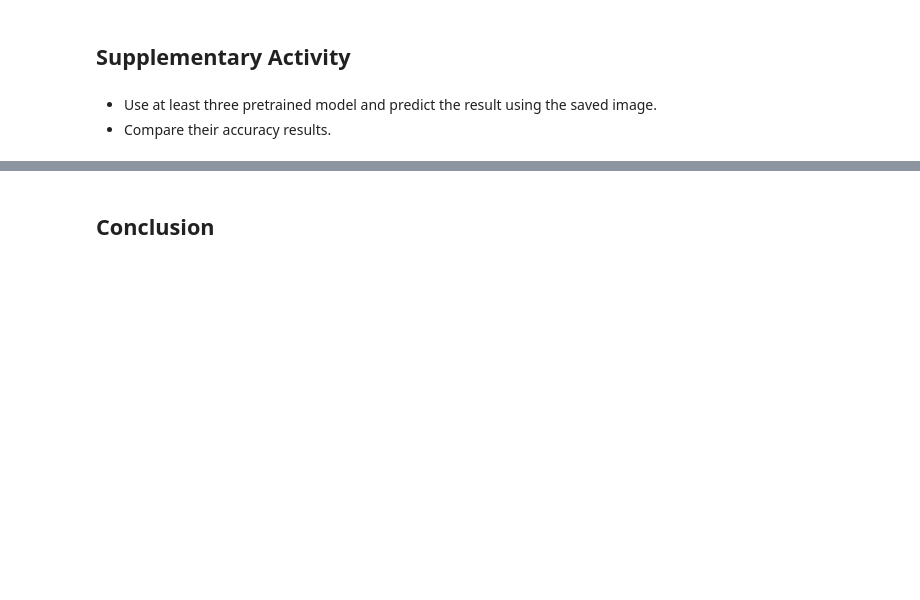
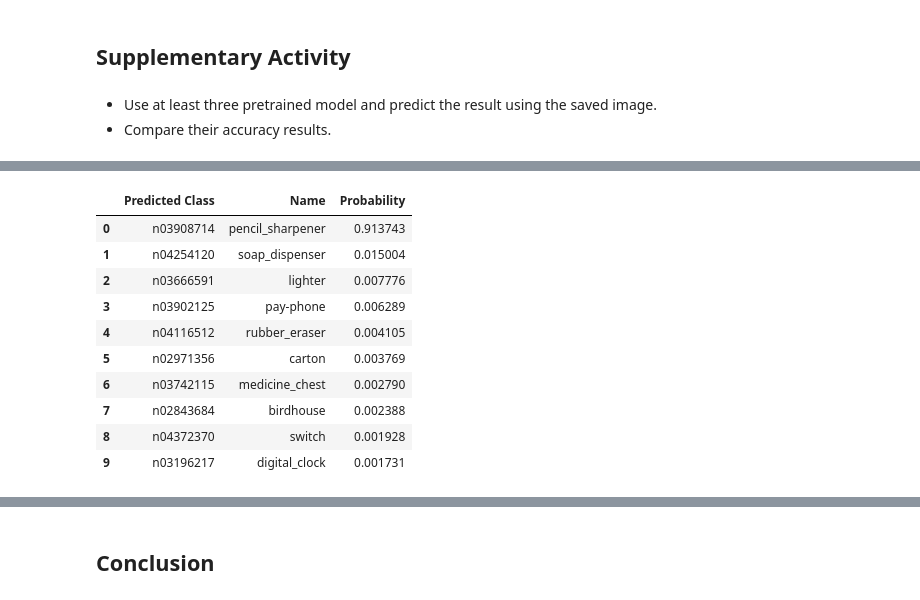
Before and after one commit to tmaiecnj/CPE-313, a Jupyter notebook: Hands-on Activity 2.3 - CNN Network Architectures.ipynb, the cells around one changed output, grey strips where cells are left out. Cells and saved outputs as stored; diff of their text form; code cells hidden in the pictures; blank space fills up the shorter version.

```diff
--- a/Hands-on Activity 2.3 - CNN Network Architectures.ipynb
+++ b/Hands-on Activity 2.3 - CNN Network Architectures.ipynb
@@ -152,0 +232,4 @@ type your answer here
+# %%
+resnet50_model = ResNet50(weights='imagenet')
+vgg16_model = VGG16(weights='imagenet')
+mobilenetv2_model = MobileNetV2(weights='imagenet')
@@ -152,0 +239,3 @@ type your answer here
+# %%
+predict_image(resnet50_model, img_path, resnet50.preprocess_input, resnet50.decode_predictions)
+# %% [output]
@@ -152,0 +243,11 @@ type your answer here
+|  | Predicted Class | Name | Probability |
+| 0 | n03908714 | pencil_sharpener | 0.913743 |
+| 1 | n04254120 | soap_dispenser | 0.015004 |
+| 2 | n03666591 | lighter | 0.007776 |
+| 3 | n03902125 | pay-phone | 0.006289 |
+| 4 | n04116512 | rubber_eraser | 0.004105 |
+| 5 | n02971356 | carton | 0.003769 |
+| 6 | n03742115 | medicine_chest | 0.002790 |
+| 7 | n02843684 | birdhouse | 0.002388 |
+| 8 | n04372370 | switch | 0.001928 |
+| 9 | n03196217 | digital_clock | 0.001731 |
```
Also changed, not shown: parts of 24 cells of this notebook, 1 other file.
